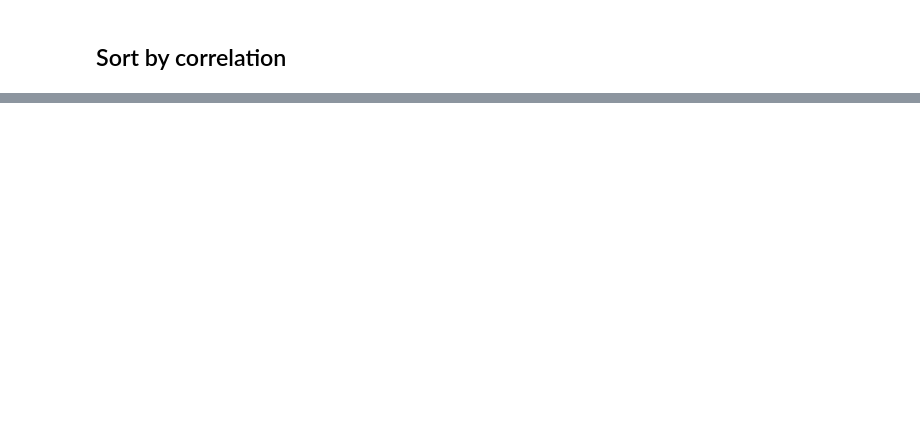
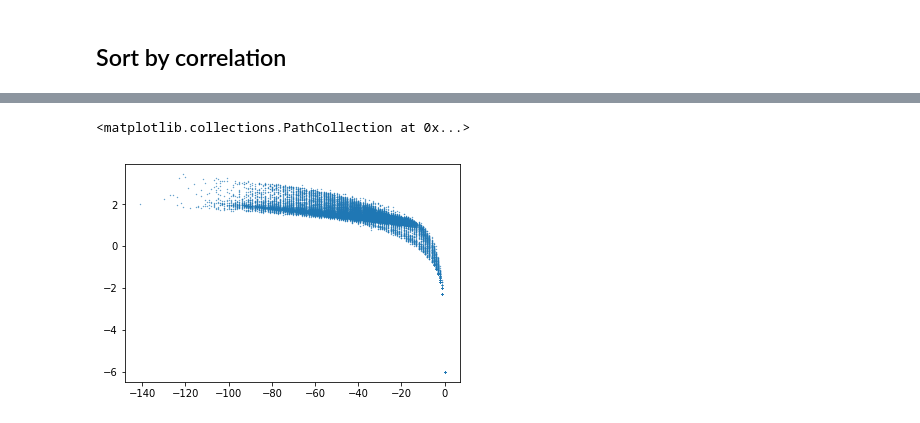
Before and after one commit to ashleefeng/pacbio, a Jupyter notebook: PacBio_read_30s.ipynb, the cells around one changed output, grey strips where cells are left out. Saved outputs shown, nothing was run; the diff lists cells and outputs as text; code cells hidden in the pictures; blank space fills up the shorter version.

```diff
--- a/PacBio_read_30s.ipynb
+++ b/PacBio_read_30s.ipynb
@@ -262,0 +395,5 @@ plt.hist(corr_list, bins = 50, range=[-4e5, 4e5])
+# %%
+plt.scatter(diff[0], var[:, 0], s=0.1)
+# %% [output]
+<matplotlib.collections.PathCollection at 0x...>
+[figure, added]
```
Also changed, not shown: parts of 34 cells of this notebook, 2 other files.
